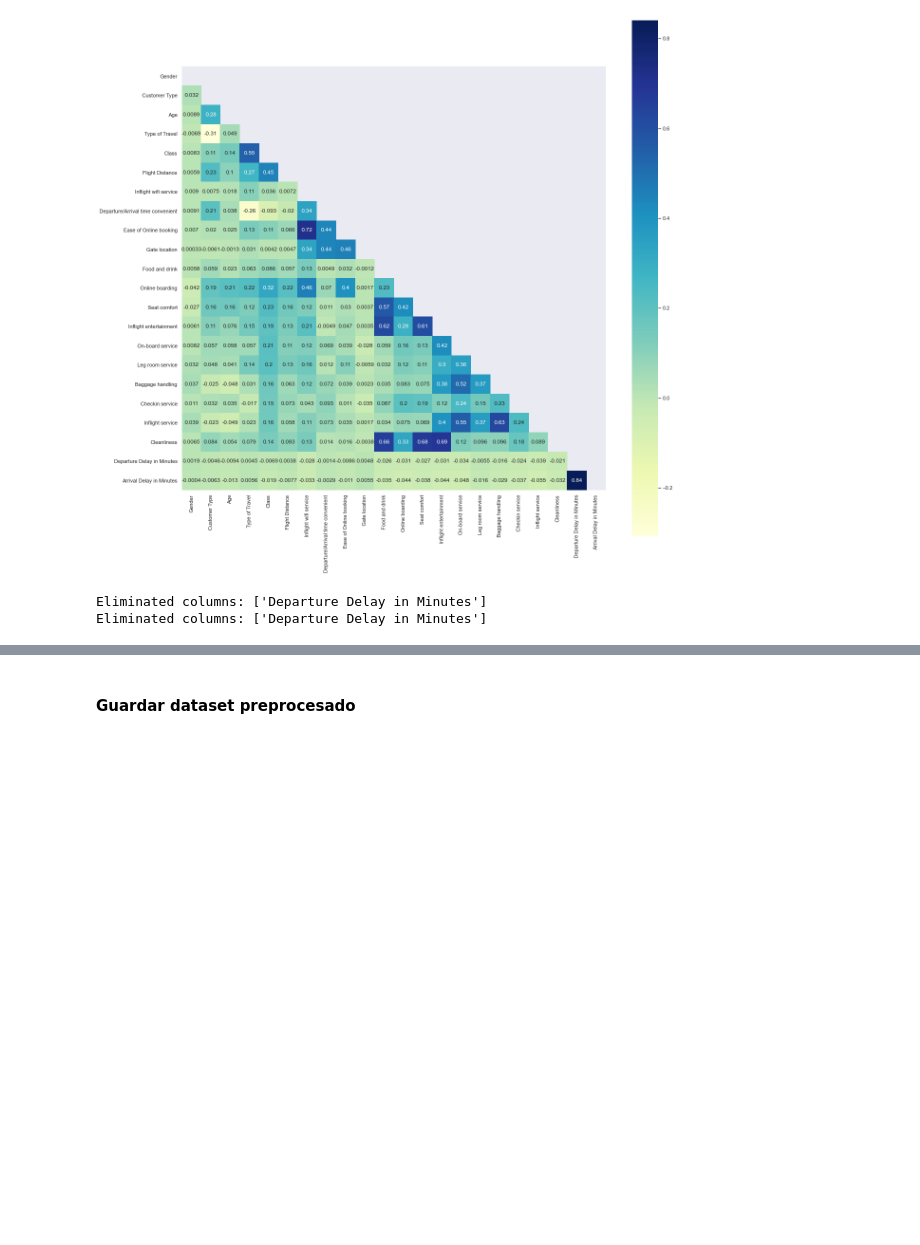
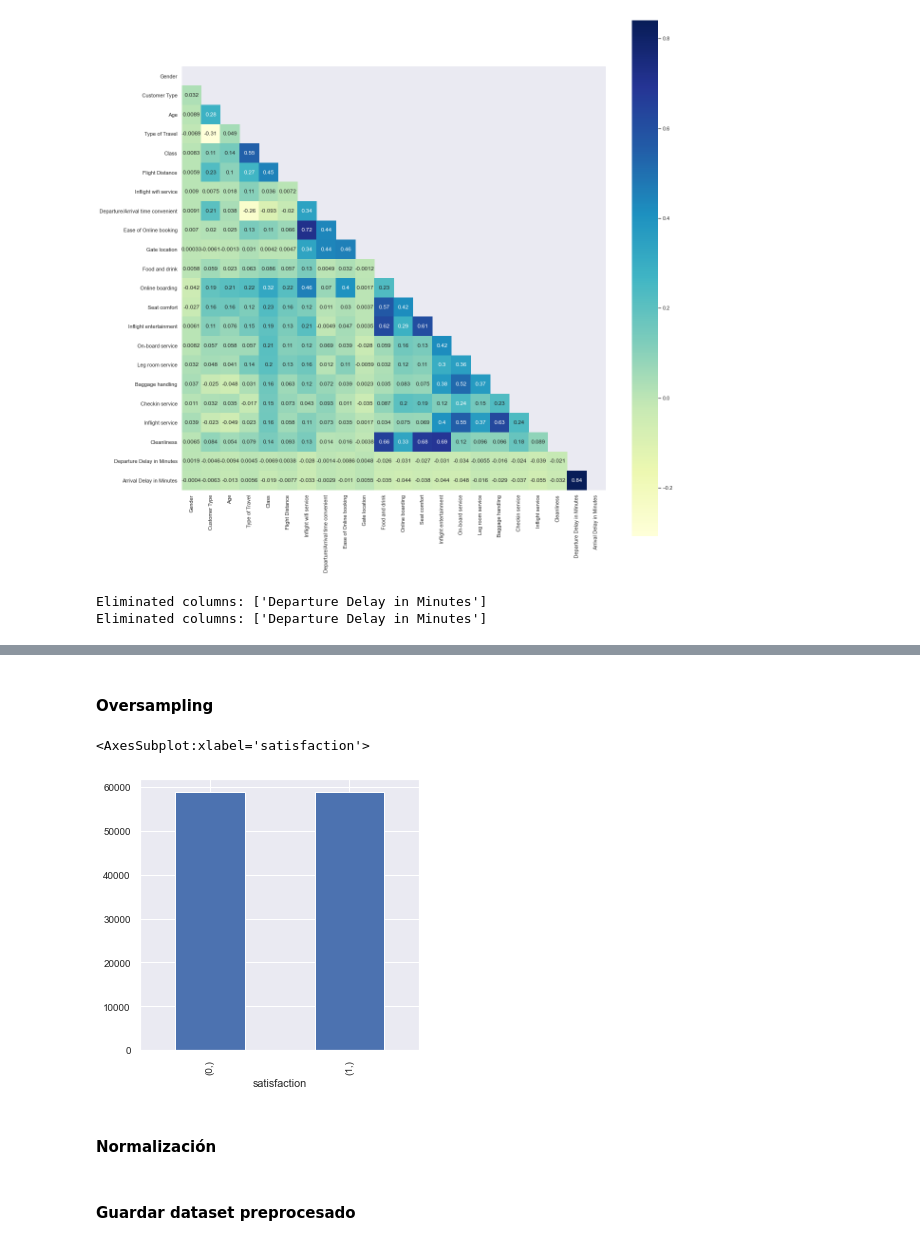
Before and after one commit to GonzaloRomeroR/CEIA, a Jupyter notebook: aprendizaje_maquina_1/project/1-Preprocessing.ipynb, the cells around one changed output, grey strips where cells are left out. Saved outputs shown, nothing was run; the diff lists cells and outputs as text; code cells hidden in the pictures; blank space fills up the shorter version.

```diff
--- a/aprendizaje_maquina_1/project/1-Preprocessing.ipynb
+++ b/aprendizaje_maquina_1/project/1-Preprocessing.ipynb
@@ -347,3 +347,15 @@ mutual_info.sort_values(by=[0], ascending=False)
 drop_cols = ["Gender", "Departure/Arrival time convenient"]
 X_train = X_train.drop(drop_cols, axis=1)
 X_test = X_test.drop(drop_cols, axis=1)
+# %% [markdown]
+#### Oversampling
+# %%
+# Se hace un oversampling para equilibrar las clases
+oversample = RandomOverSampler(sampling_strategy='minority')
+X_train, y_train = oversample.fit_resample(X_train, y_train)
+y_train.value_counts().plot(kind="bar", figsize=(5, 5), grid=True)
+# %% [output]
+<AxesSubplot:xlabel='satisfaction'>
+[figure, added]
+# %% [markdown]
+#### Normalización
```
Also changed, not shown: parts of 3 cells of this notebook, 6 other files.
